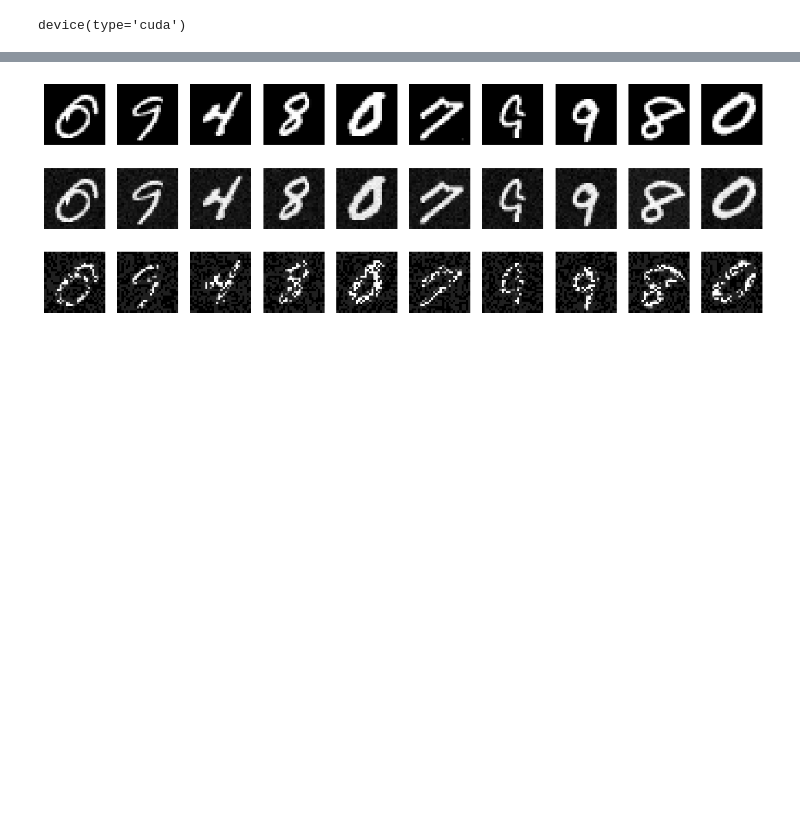
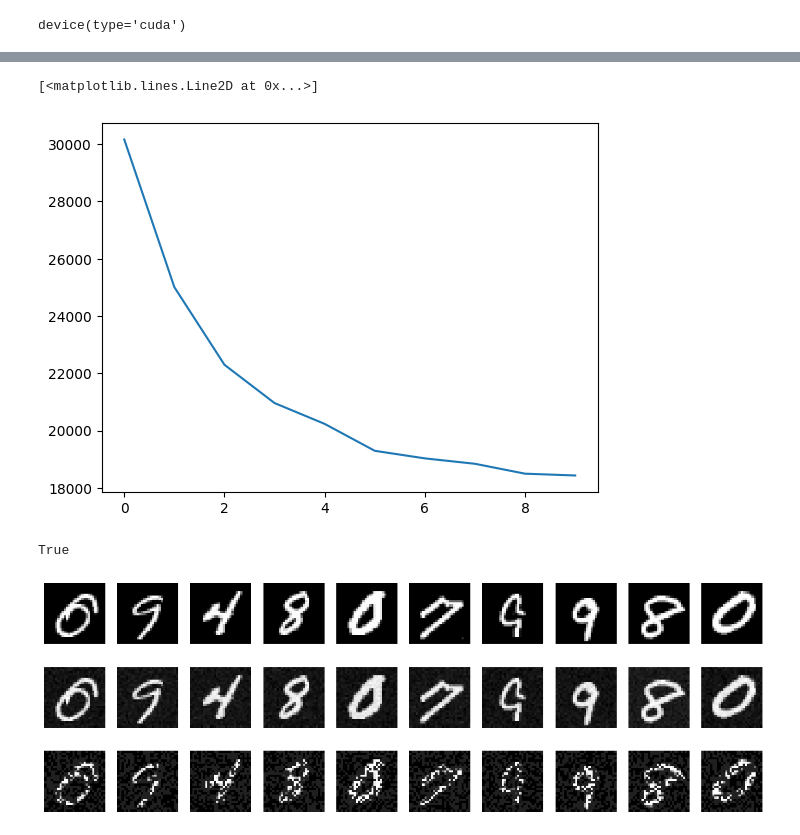
Before and after one commit to joeagriffith/pclib, a Jupyter notebook: examples/mnist/mnist_fc_ss.ipynb, the cells around one changed output, grey strips where cells are left out. Drawn from its saved outputs; the diff is of its cells as text; code cells hidden in the pictures; blank space fills up the shorter version.

```diff
--- a/examples/mnist/mnist_fc_ss.ipynb
+++ b/examples/mnist/mnist_fc_ss.ipynb
@@ -151,3 +151,21 @@ plot_stats(stats, model)
+# %%
+plt.plot(stats['train_corr'])
+# %% [output]
+[<matplotlib.lines.Line2D at 0x...>]
+[figure, added]
+# %%
+size = 4
+w = torch.randn(size, size)
+x = torch.randn(2, size)
+
+y1 = x @ (w * (1.0 - torch.eye(size))) - (x @ (w * torch.eye(size)))
+
+w2 = w * (torch.ones(size) - 2*torch.eye(size))
+y2 = x @ w2
+
+torch.allclose(y1, y2)
+# %% [output]
+True
 # %%
 # get 10 images
 images = []
```
Also changed, not shown: parts of 7 cells of this notebook, 20 other files.
